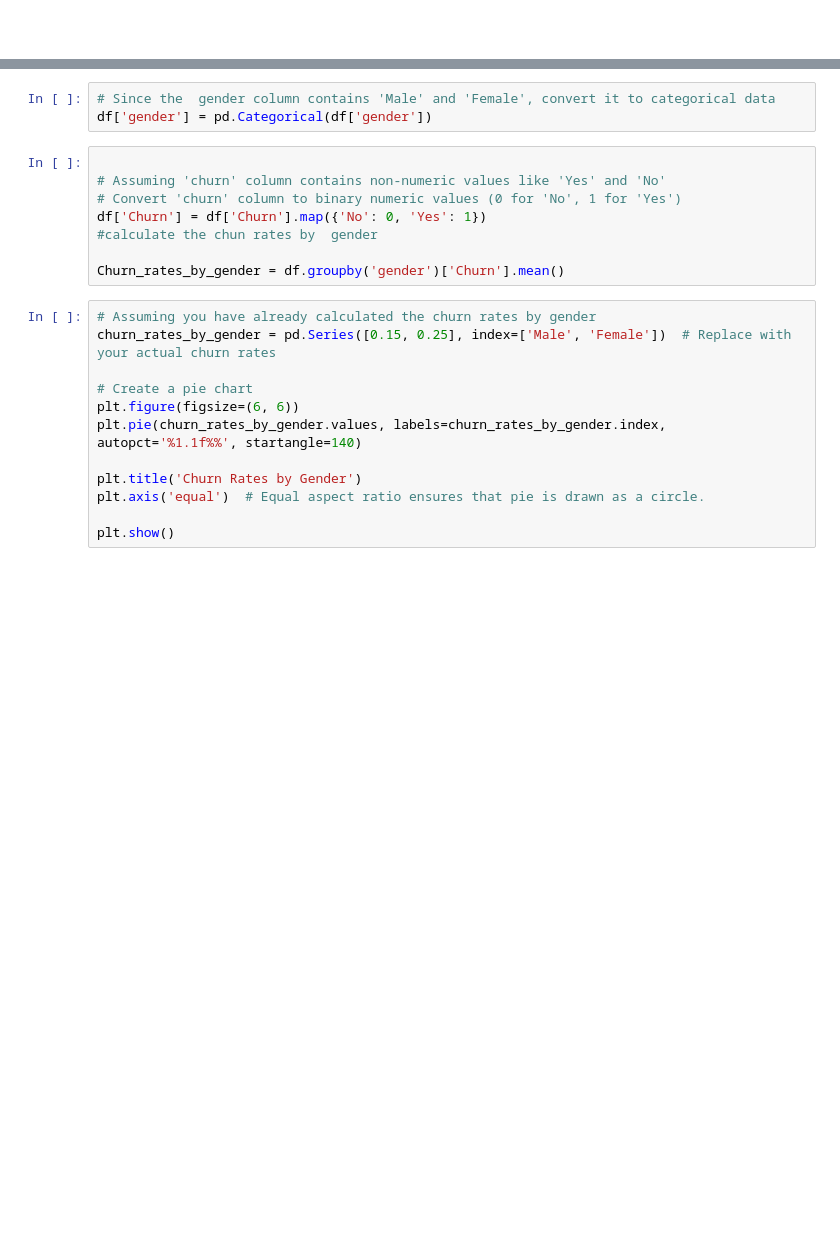
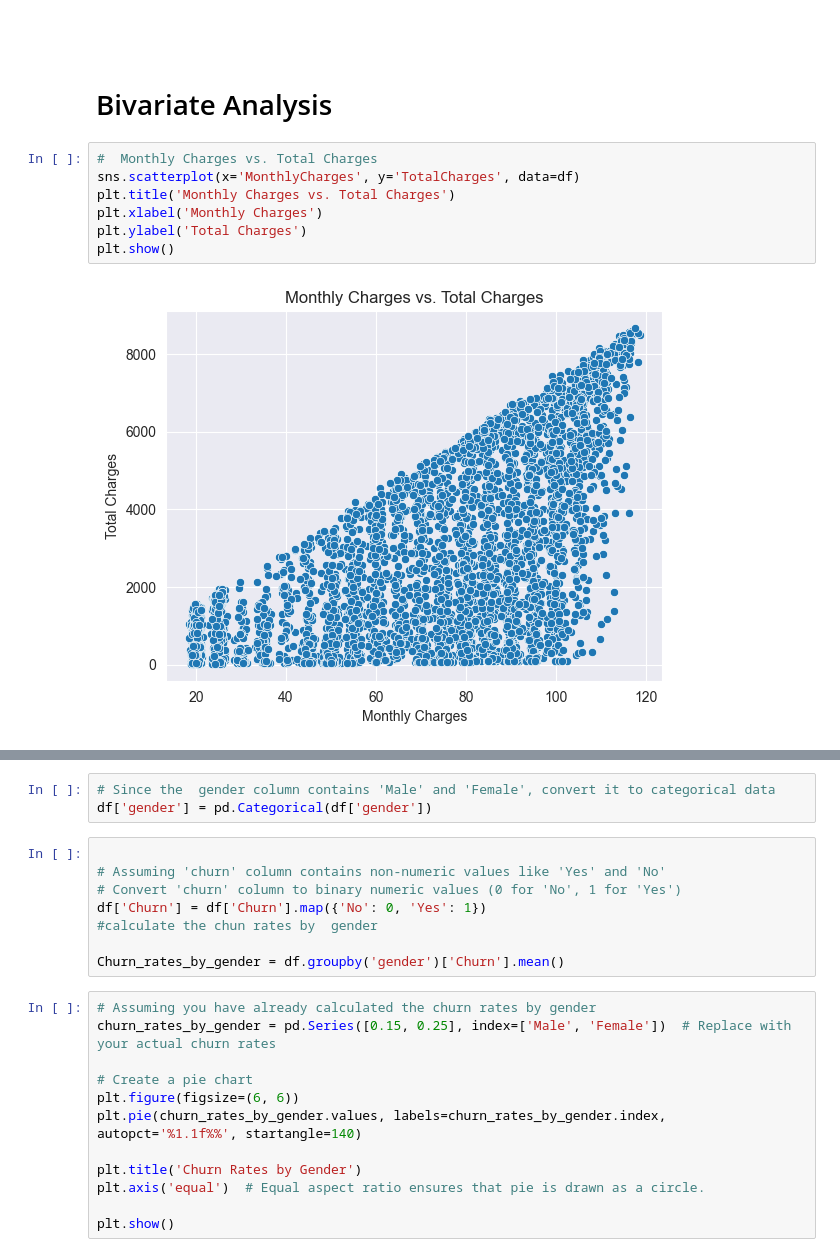
Before and after one commit to mancatha/LP2, a Jupyter notebook: LP2.ipynb, the cells around one changed output, grey strips where cells are left out. Drawn from its saved outputs; the diff is of its cells as text; blank space fills up the shorter version.

```diff
--- a/LP2.ipynb
+++ b/LP2.ipynb
@@ -1309,2 +1311,13 @@ plt.show()
 # %% [markdown]
 #
+# %% [markdown]
+# Bivariate Analysis
+# %%
+#  Monthly Charges vs. Total Charges
+sns.scatterplot(x='MonthlyCharges', y='TotalCharges', data=df)
+plt.title('Monthly Charges vs. Total Charges')
+plt.xlabel('Monthly Charges')
+plt.ylabel('Total Charges')
+plt.show()
+# %% [output]
+[figure, added]
```
Also changed, not shown: parts of 22 cells of this notebook.
